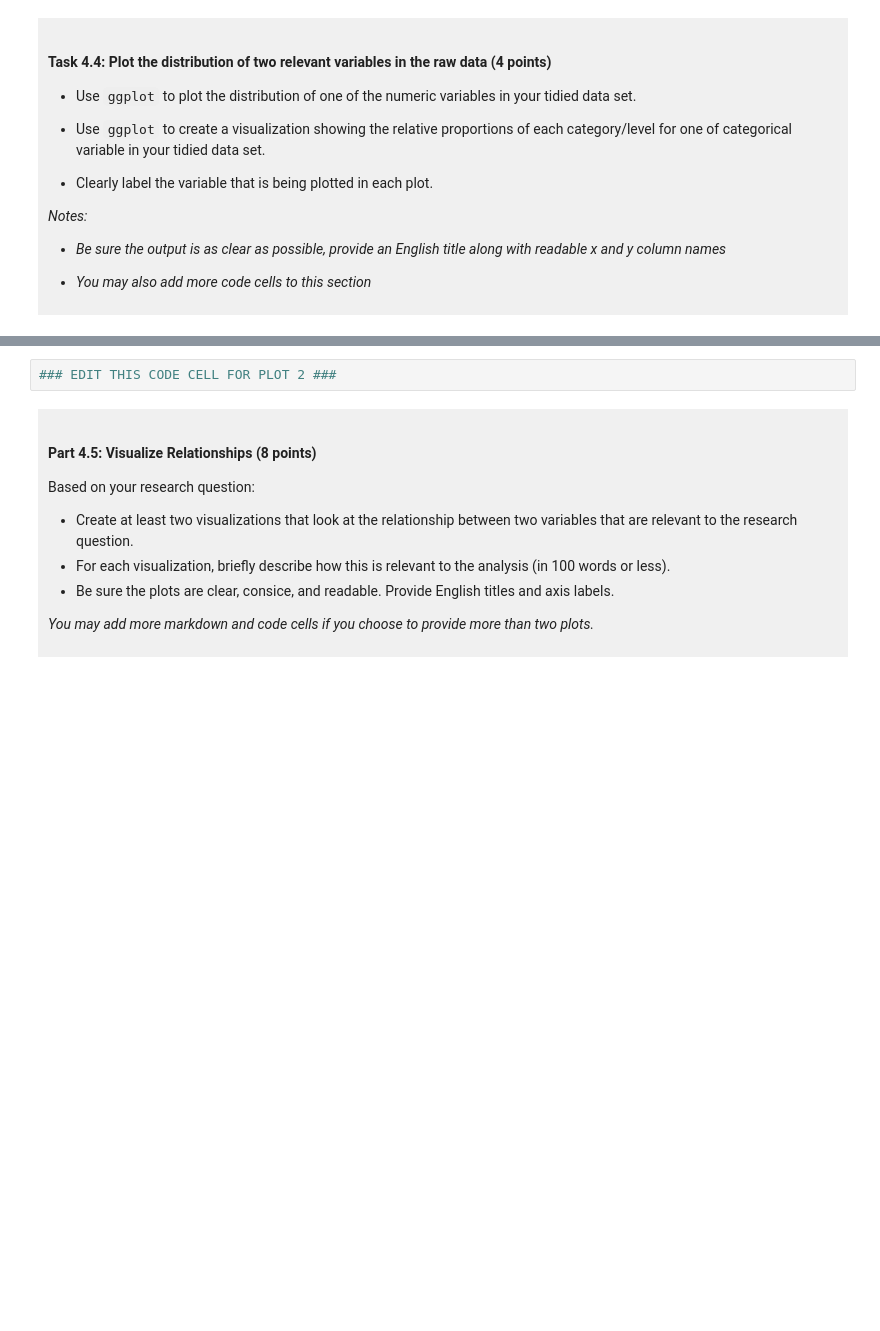
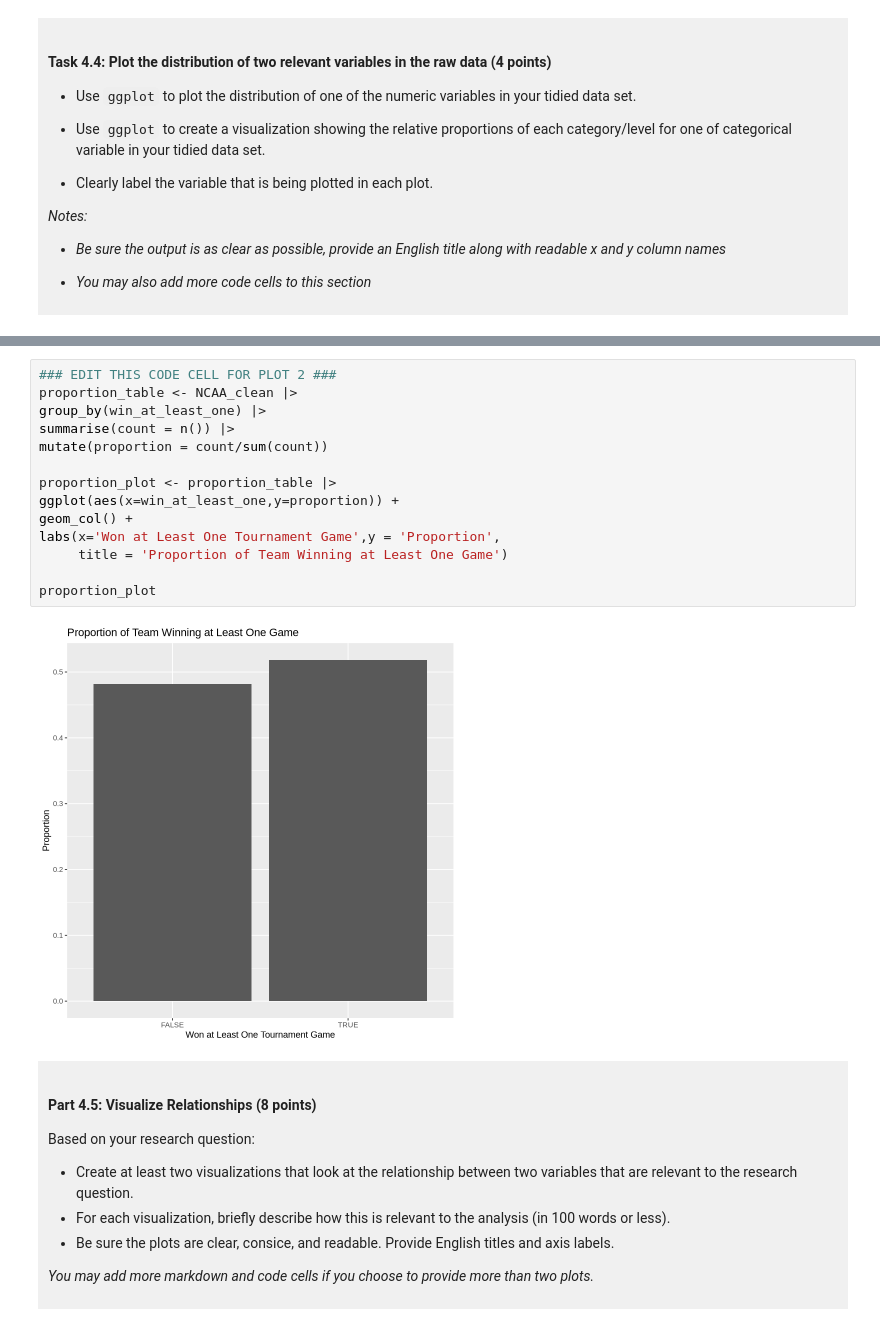
Before and after one commit to Elenaxwq/dsci-100-project-Elena-Xu, a Jupyter notebook: dsci-100-project-notebook.ipynb, the cells around one changed output, grey strips where cells are left out. Drawn from its saved outputs; the diff is of its cells as text; blank space fills up the shorter version.

```diff
--- a/dsci-100-project-notebook.ipynb
+++ b/dsci-100-project-notebook.ipynb
@@ -302,5 +351,19 @@ You will refine your research question (if needed) and produce a tidy data set.
 # %%
 ### EDIT THIS CODE CELL FOR PLOT 2 ###
+proportion_table <- NCAA_clean |>
+group_by(win_at_least_one) |>
+summarise(count = n()) |>
+mutate(proportion = count/sum(count))
+
+proportion_plot <- proportion_table |>
+ggplot(aes(x=win_at_least_one,y=proportion)) +
+geom_col() +
+labs(x='Won at Least One Tournament Game',y = 'Proportion',
+     title = 'Proportion of Team Winning at Least One Game')
+
+proportion_plot
+# %% [output]
+[figure, added]
 # %% [markdown]
 <div style="background-color: #f0f0f0; padding: 10px;">
 
```
Also changed, not shown: parts of 10 cells of this notebook.
